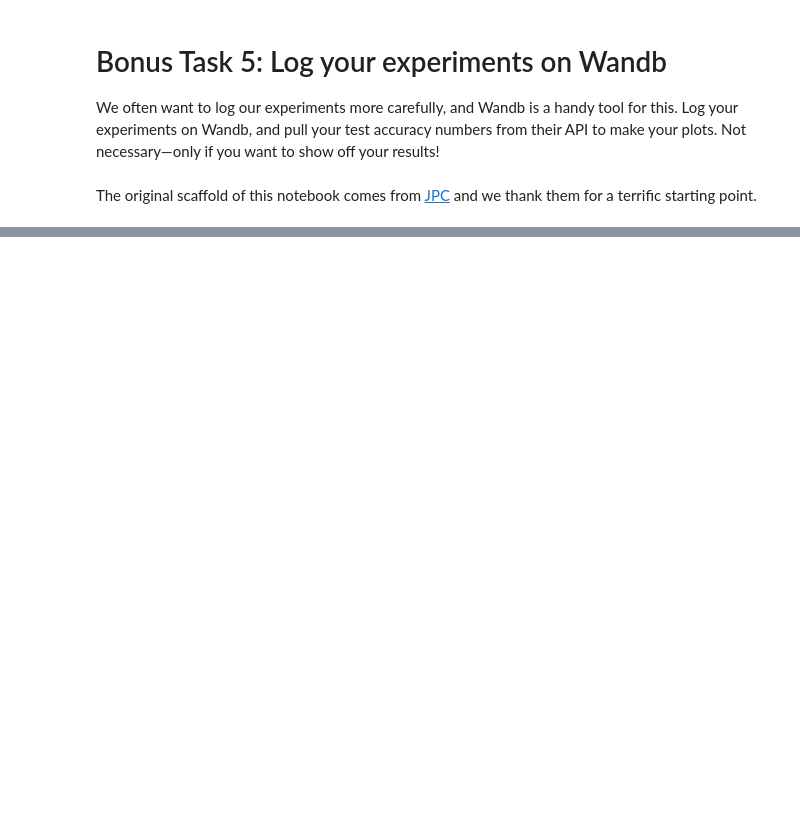
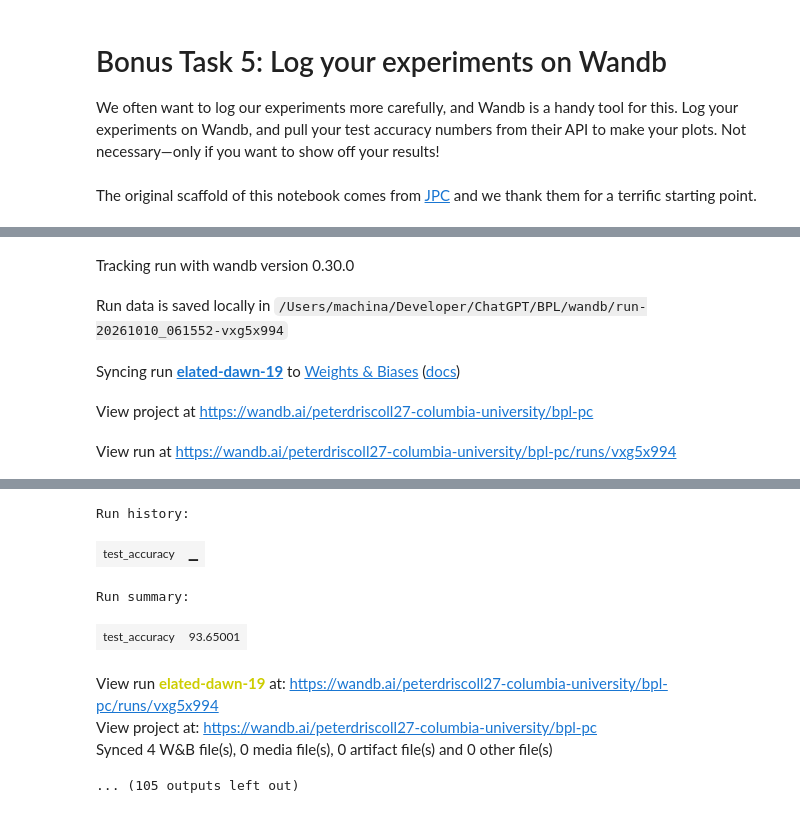
Before and after one commit to pvd232/BPL, a Jupyter notebook: pc_in_jax.ipynb, the cells around one changed output, grey strips where cells are left out. Drawn from its saved outputs; the diff is of its cells as text; code cells hidden in the pictures; blank space fills up the shorter version.

```diff
--- a/pc_in_jax.ipynb
+++ b/pc_in_jax.ipynb
@@ -663,3 +719,35 @@ It’s not provably the best setting yet. Also, getting lower energy with 50 set
 We often want to log our experiments more carefully, and Wandb is a handy tool for this. Log your experiments on Wandb, and pull your test accuracy numbers from their API to make your plots. Not necessary—only if you want to show off your results!
 # %% [markdown]
 The original scaffold of this notebook comes from [JPC](https://github.com/thebuckleylab/jpc) and we thank them for a terrific starting point.
+# %%
+import wandb
+
+wandb.login()
+run_paths = []
+
+for steps, lr, accuracy in results:
+    with wandb.init(
+        project="bpl-pc",
+        config={
+            "inference_steps": steps,
+            "activity_lr": lr,
+            "param_lr": PARAM_LR,
+            "batch_size": BATCH_SIZE,
+            "iterations": 1000,
+            "seed": SEED
+        }
+    ) as run:
+        run.log({"test_accuracy": accuracy}, step=1000)
+        run_paths.append(run.path)
+
+api = wandb.Api()
+results = []
+
+for path in run_paths:
+    run = api.run(path)
+    results.append((
+        run.config["inference_steps"],
+        run.config["activity_lr"],
+        run.summary["test_accuracy"]
+    ))
+# %% [output]
@@ -665,0 +755,5 @@ The original scaffold of this notebook comes from [JPC](https://github.com/thebu
+Tracking run with wandb version 0.30.0
+Run data is saved locally in /Users/machina/Developer/ChatGPT/BPL/wandb/run-20261010_061552-vxg5x994
+Syncing run elated-dawn-19 to Weights & Biases (docs)
+View project at https://wandb.ai/peterdriscoll27-columbia-university/bpl-pc
+View run at https://wandb.ai/peterdriscoll27-columbia-university/bpl-pc/runs/vxg5x994
@@ -665,0 +761,8 @@ The original scaffold of this notebook comes from [JPC](https://github.com/thebu
+Run history:
+| test_accuracy | ▁ |
+Run summary:
+| test_accuracy | 93.65001 |
+View run elated-dawn-19 at: https://wandb.ai/peterdriscoll27-columbia-university/bpl-pc/runs/vxg5x994
+View project at: https://wandb.ai/peterdriscoll27-columbia-university/bpl-pc
+Synced 4 W&B file(s), 0 media file(s), 0 artifact file(s) and 0 other file(s)
+... (105 outputs left out)
```
Also changed, not shown: parts of 3 cells of this notebook.
